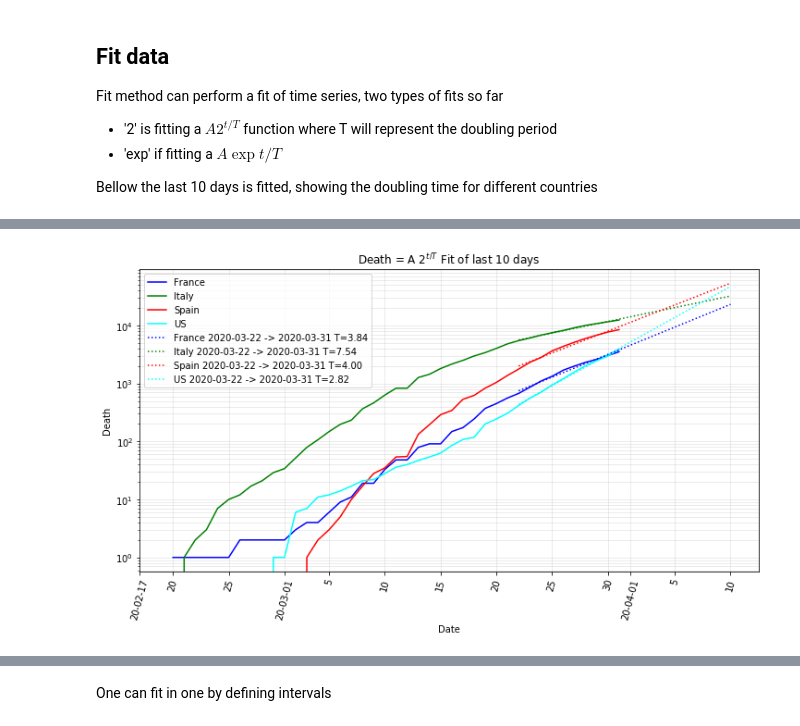
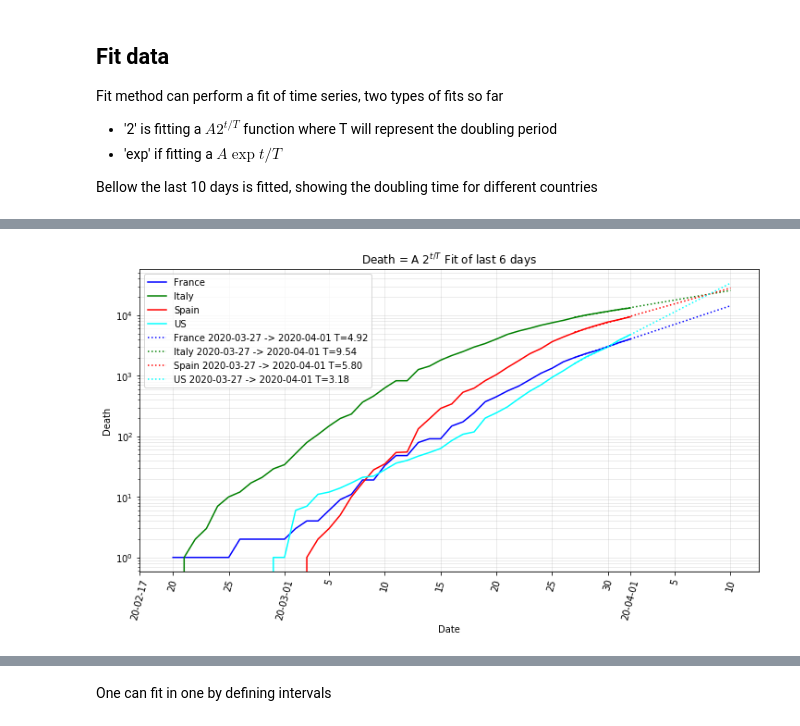
Before and after one commit to SylvainGuieu/corona, a Jupyter notebook: corona.ipynb, the cells around one changed output, grey strips where cells are left out. Cells and saved outputs as stored; diff of their text form; code cells hidden in the pictures.

```diff
--- a/corona.ipynb
+++ b/corona.ipynb
@@ -264,9 +264,10 @@ Fit method can perform a fit of time series, two types of fits so far
 Bellow the last 10 days is fitted, showing the doubling time for different countries
 # %%
 subset = death.subset(['France', 'Italy', 'Spain', 'US'], start="2020-02-20")
-fit_result = subset.subset(start=-10).fit('2') # fit the last 10 days
+fit_result = subset.subset(start=-6).fit('2') # fit the last 6 days
 
 axes = subset.plot()
 fit_result.plot_model( (fit_result.loc['France','start'], "2020-04-10"), axes=axes)
-_ =axes.set(yscale='log', xlabel="Date", ylabel="Death", title = "Death = A $2^{t/T}$ Fit of last 10 days")
+_ =axes.set(yscale='log', xlabel="Date", ylabel="Death", title = f"Death = A $2^{{t/T}}$ Fit of last {fit_result.loc['France','days']} days")
+fit_result
 # %% [output]
@@ -273,4 +279,4 @@ _ =axes.set(yscale='log', xlabel="Date", ylabel="Death", title = "Death = A $2^{
-[figure, old version]
+[figure, new version]
 # %%
 subset = death.subset(['France', 'Italy', 'Spain', 'Hubei','US'])
 s, e, c = 6,13, 20
```
Also changed, not shown: parts of 26 cells of this notebook, 12 other files.
